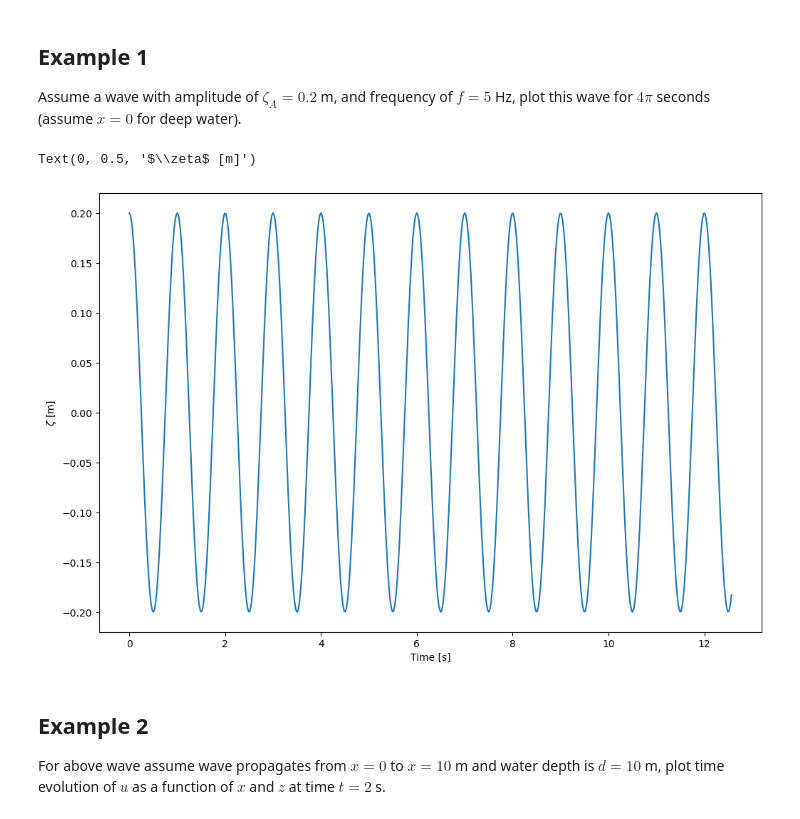
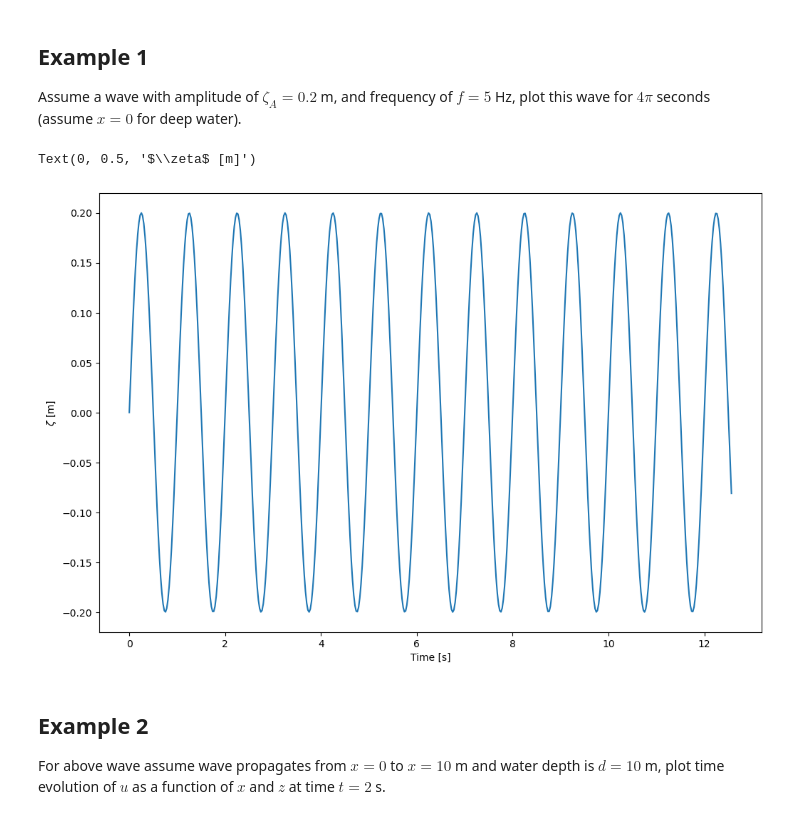
Before and after one commit to MostafaBakhoda/OceanWaves, a Jupyter notebook: Linear_Wave_Theory_Basics.ipynb, the cells around one changed output. Saved outputs shown, nothing was run; the diff lists cells and outputs as text; code cells hidden in the pictures.

```diff
--- a/Linear_Wave_Theory_Basics.ipynb
+++ b/Linear_Wave_Theory_Basics.ipynb
@@ -88,29 +88,29 @@ Assume a wave with amplitude of $\zeta_A=0.2$ m, and frequency of $f=5$ Hz, plot
 # %%
 import numpy as np
 import matplotlib.pyplot as plt
 
 
 zetaA=0.2  # wave amplitude
 ts=0       # time start
 te=4*np.pi # terminal time
 freq=1     # Hz frequency
 
 
 x=0
 g=9.8
 omega=2*np.pi*freq
 k=omega**2/g
 time=np.linspace(ts,te,500)
-zeta=zetaA*np.cos(omega*time-k*x)
+zeta=zetaA*np.sin(omega*time-k*x)
 
 
 plt.figure(figsize=(12,8))
 plt.plot(time,zeta)
 plt.xlabel("Time [s]")
 plt.ylabel(r"$\zeta$ [m]")
 # %% [output]
 Text(0, 0.5, '$\\zeta$ [m]')
-[figure, old version]
+[figure, new version]
 # %% [markdown]
 ## Example 2
 
```
Also changed, not shown: parts of 4 cells of this notebook.
